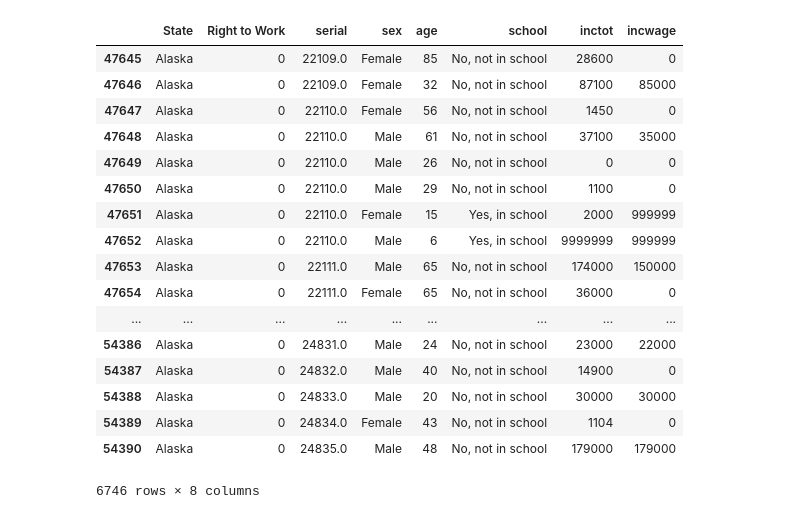
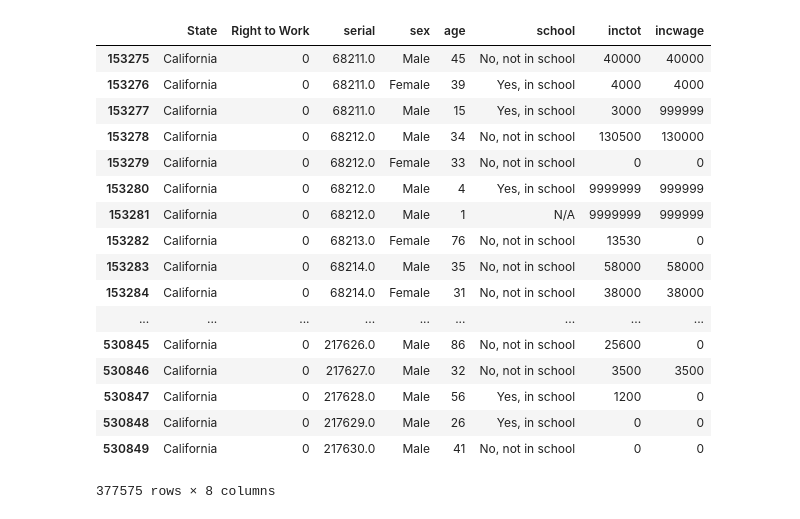
Before and after one commit to EvanLih/PUBPOL599-Seattle-Crisis-Data, a Jupyter notebook: Evan_Lih/Test Notebook.ipynb, the cells around one changed output. Drawn from its saved outputs; the diff is of its cells as text; code cells hidden in the pictures.

```diff
--- a/Evan_Lih/Test Notebook.ipynb
+++ b/Evan_Lih/Test Notebook.ipynb
@@ -53,25 +83,32 @@ ipumsdata.head(10)
 | 7 | 4.0 | Alabama | Male | 17 | Yes, in school | 8800 | 0 |
 | 8 | 4.0 | Alabama | Female | 7 | Yes, in school | 9999999 | 999999 |
 | 9 | 4.0 | Alabama | Female | 3 | No, not in school | 9999999 | 999999 |
-# %%
-results = pd.merge(fipdata, ipumsdata, on = 'State', how = 'right')
-results[results['State'].str.contains("Alaska")]
-# %% [output]
-|  | State | Right to Work | serial | sex | age | school | inctot | incwage |
-| 47645 | Alaska | 0 | 22109.0 | Female | 85 | No, not in school | 28600 | 0 |
-| 47646 | Alaska | 0 | 22109.0 | Female | 32 | No, not in school | 87100 | 85000 |
-| 47647 | Alaska | 0 | 22110.0 | Female | 56 | No, not in school | 1450 | 0 |
-| 47648 | Alaska | 0 | 22110.0 | Male | 61 | No, not in school | 37100 | 35000 |
-| 47649 | Alaska | 0 | 22110.0 | Male | 26 | No, not in school | 0 | 0 |
-| 47650 | Alaska | 0 | 22110.0 | Male | 29 | No, not in school | 1100 | 0 |
-| 47651 | Alaska | 0 | 22110.0 | Female | 15 | Yes, in school | 2000 | 999999 |
-| 47652 | Alaska | 0 | 22110.0 | Male | 6 | Yes, in school | 9999999 | 999999 |
-| 47653 | Alaska | 0 | 22111.0 | Male | 65 | No, not in school | 174000 | 150000 |
-| 47654 | Alaska | 0 | 22111.0 | Female | 65 | No, not in school | 36000 | 0 |
-| ... | ... | ... | ... | ... | ... | ... | ... | ... |
-| 54386 | Alaska | 0 | 24831.0 | Male | 24 | No, not in school | 23000 | 22000 |
-| 54387 | Alaska | 0 | 24832.0 | Male | 40 | No, not in school | 14900 | 0 |
-| 54388 | Alaska | 0 | 24833.0 | Male | 20 | No, not in school | 30000 | 30000 |
-| 54389 | Alaska | 0 | 24834.0 | Female | 43 | No, not in school | 1104 | 0 |
-| 54390 | Alaska | 0 | 24835.0 | Male | 48 | No, not in school | 179000 | 179000 |
-6746 rows × 8 columns
+# %%
+#We are merging the two dataframes into a new dataframe called combinedResults
+combinedResults = pd.merge(fipdata, ipumsdata, on = 'State', how = 'right')
+
+#Replace the state name with the state you want to see. In this case, it is california.
+#A simple test to see if the Right to Work column is outputting the correct value
+combinedResults[results['State'].str.contains("California")]
+
+#This dataset only contains states, right to work, and incwage. We are ignoring
+#inctot (total income), as we are primarily looking at wage data.
+# %% [output]
+|  | State | Right to Work | serial | sex | age | school | inctot | incwage |
+| 153275 | California | 0 | 68211.0 | Male | 45 | No, not in school | 40000 | 40000 |
+| 153276 | California | 0 | 68211.0 | Female | 39 | Yes, in school | 4000 | 4000 |
+| 153277 | California | 0 | 68211.0 | Male | 15 | Yes, in school | 3000 | 999999 |
+| 153278 | California | 0 | 68212.0 | Male | 34 | No, not in school | 130500 | 130000 |
+| 153279 | California | 0 | 68212.0 | Female | 33 | No, not in school | 0 | 0 |
+| 153280 | California | 0 | 68212.0 | Male | 4 | Yes, in school | 9999999 | 999999 |
+| 153281 | California | 0 | 68212.0 | Male | 1 | N/A | 9999999 | 999999 |
+| 153282 | California | 0 | 68213.0 | Female | 76 | No, not in school | 13530 | 0 |
+| 153283 | California | 0 | 68214.0 | Male | 35 | No, not in school | 58000 | 58000 |
+| 153284 | California | 0 | 68214.0 | Female | 31 | No, not in school | 38000 | 38000 |
+| ... | ... | ... | ... | ... | ... | ... | ... | ... |
+| 530845 | California | 0 | 217626.0 | Male | 86 | No, not in school | 25600 | 0 |
+| 530846 | California | 0 | 217627.0 | Male | 32 | No, not in school | 3500 | 3500 |
+| 530847 | California | 0 | 217628.0 | Male | 56 | Yes, in school | 1200 | 0 |
+| 530848 | California | 0 | 217629.0 | Male | 26 | Yes, in school | 0 | 0 |
+| 530849 | California | 0 | 217630.0 | Male | 41 | No, not in school | 0 | 0 |
+377575 rows × 8 columns
```
Also changed, not shown: parts of 3 cells of this notebook.
